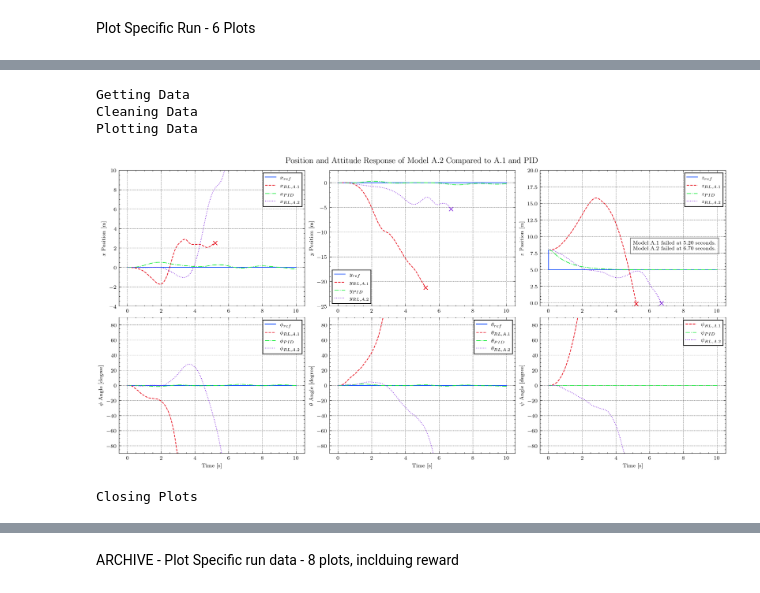
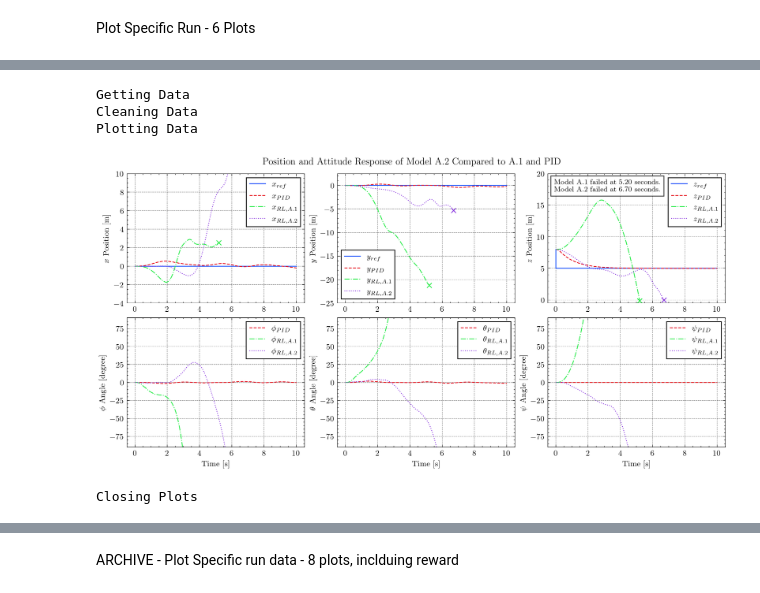
Before and after one commit to fidhalkotta/gym-copter-FTC, a Jupyter notebook: drl/experimentation/rewardModels/modelA/plotTrainingA2.ipynb, the cells around one changed output, grey strips where cells are left out. Saved outputs shown, nothing was run; the diff lists cells and outputs as text; code cells hidden in the pictures.

```diff
--- a/drl/experimentation/rewardModels/modelA/plotTrainingA2.ipynb
+++ b/drl/experimentation/rewardModels/modelA/plotTrainingA2.ipynb
@@ -9,15 +9,16 @@ import pandas as pd
 import numpy as np
 import matplotlib as mpl
 import matplotlib.pyplot as plt
-import seaborn as sns
-from scipy import stats
 import tensorboard as tb
+import os
+from sklearn.metrics import mean_squared_error
 
 import scienceplots
+
 mpl.rc_file_defaults()
 mpl.rcParams['figure.dpi'] = 300
 mpl.rcParams["legend.edgecolor"] = 'black'
-plt.rc('legend', fontsize=8)
+plt.rc('legend', fontsize=10)
 # %% [markdown]
 Load Data from Experiment
 # %%
@@ -375,8 +491,8 @@ reference_signals = [
     [[0, 10], [0, 0]],
     [[0, 10], [0, 0]],
     [[0, 0, 10], [8, 5, 5]],
-    [[0, 10], [0, 0]],
-    [[0, 10], [0, 0]],
+    [],
+    [],
     [],
 ]
 
@@ -385,59 +501,59 @@ plt.style.use(['science', 'grid', 'high-vis'])
 rows = 2
 cols = 3
 
-fig, ax = plt.subplots(rows, cols, figsize=(13, 6.5), sharex='row', layout="constrained")
+fig, ax = plt.subplots(rows, cols, figsize=(11, 5.5), sharex='row', layout="constrained")
 
 i = 0
 
 print("Plotting Data")
 for row in range(rows):
     for col in range(cols):
-        if i in [0, 1, 2, 3, 4]:
+        if i in [0, 1, 2,]:
             ax[row, col].plot(reference_signals[i][0], reference_signals[i][1],
                               label="$" + symbols[i] + "_{ref}$")
         else:
             next(ax[row, col]._get_lines.prop_cycler)
 
 
+        ax[row, col].plot(PID_data.iloc[:, 1], PID_data.iloc[:, i + 2],
+                          label="$" + symbols[i] + "_{PID}$")
         l2 = ax[row, col].plot(RL_data_modelA1.iloc[:, 1], RL_data_modelA1.iloc[:, i + 2],
                           label="$" + symbols[i] + "_{RL,A.1}$")
-        ax[row, col].plot(PID_data.iloc[:, 1], PID_data.iloc[:, i + 2],
-                          label="$" + symbols[i] + "_{PID}$")
         l1 = ax[row, col].plot(RL_data.iloc[:, 1], RL_data.iloc[:, i + 2],
                           label="$" + symbols[i] + "_{RL,A.2}$")
 
 
 
         final_point = RL_data.iloc[-1, [1, i + 2]]
         ax[row, col].plot(final_point[0], final_point[1], 'x', color=l1[0].get_color())
 
         final_point = RL_data_modelA1.iloc[-1, [1, i + 2]]
         ax[row, col].plot(final_point[0], final_point[1], 'x', color=l2[0].get_color())
 
-        ax[row, col].set_xlabel("Time [s]", fontsize=8) if row == 1 else None
-        ax[row, col].set_ylabel(ylabels[i], fontsize=8)
+        ax[row, col].set_xlabel("Time [s]", fontsize=10) if row == 1 else None
+        ax[row, col].set_ylabel(ylabels[i], fontsize=10)
         ax[row, col].set_ylim(ylims[i])
-        ax[row, col].tick_params(axis='both', which='major', labelsize=8)
-        ax[row, col].legend(fontsize=8, fancybox=False, edgecolor='black')
+        ax[row, col].tick_params(axis='both', which='major', labelsize=10)
+        ax[row, col].legend(fontsize=10, fancybox=False, edgecolor='black')
 
         i += 1
 
 # Create the text box
 text = "Model A.1 failed at 5.20 seconds.\nModel A.2 failed at 6.70 seconds."
-bbox = dict(facecolor='white', edgecolor='black', alpha=0.5)
-fig.text(0.85, 0.7, text, fontsize=8, bbox=bbox, transform=fig.transFigure)
+bbox = dict(facecolor='white', edgecolor='black', alpha=0.8)
+fig.text(0.725, 0.885, text, fontsize=9, bbox=bbox, transform=fig.transFigure)
 
 
 plt.suptitle("Position and Attitude Response of Model A.2 Compared to A.1 and PID")
 
-plt.savefig('images/RL-ModelA_V2_1,run_1-5000000-NO_BOUND_TERMINATION.png', dpi=300)
+plt.savefig('images/RL-ModelA_V2_1,run_1-5000000-NO_BOUND_TERMINATION-v2.pdf', dpi=300)
 plt.show()
 
 print("Closing Plots")
 plt.close(fig)
 # %% [output]
 Getting Data
 Cleaning Data
 Plotting Data
-[figure, old version]
+[figure, new version]
 Closing Plots
```
Also changed, not shown: parts of 3 cells of this notebook, 2 other files.
